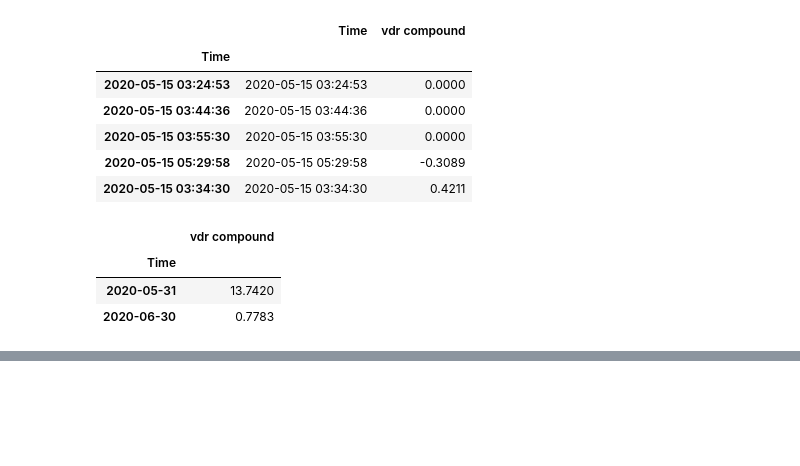
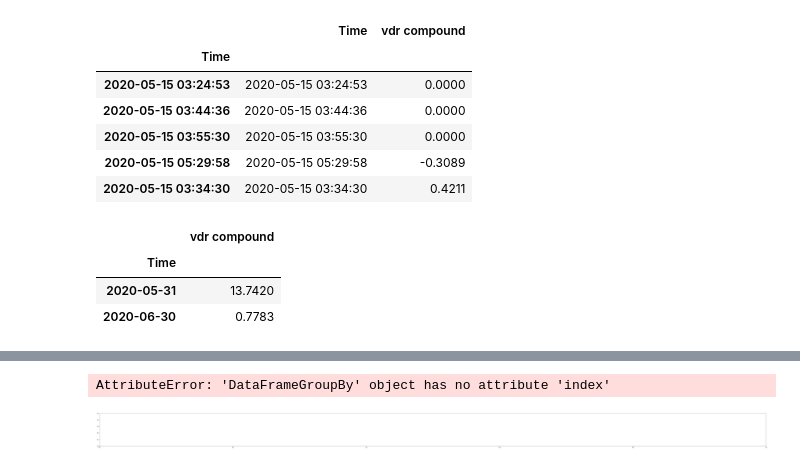
Before and after one commit to Sakyawira/Sentiment-Analysis, a Jupyter notebook: 2. Data Cleaning and Exploration.ipynb, the cells around one changed output, grey strips where cells are left out. Saved outputs shown, nothing was run; the diff lists cells and outputs as text; code cells hidden in the pictures; blank space fills up the shorter version.

```diff
--- a/2. Data Cleaning and Exploration.ipynb
+++ b/2. Data Cleaning and Exploration.ipynb
@@ -349,3 +349,5 @@ g.sum()
 | Time |  |
 | 2020-05-31 | 13.7420 |
 | 2020-06-30 | 0.7783 |
+# %%
+over_time = overTime.set_index(pd.DatetimeIndex(overTime['Time']))
@@ -351,0 +364,2 @@ g.sum()
+# %%
+g = over_time.groupby(pd.Grouper(freq="M"))
@@ -351,0 +368,9 @@ g.sum()
+# %%
+fig, ax = plt.subplots(figsize=(100,5))
+sns.lineplot(x=g.index, y="vdr compound", data=g)
+plt.xticks(rotation=15)
+plt.title('seaborn-matplotlib example')
+plt.show()
+# %% [output]
+AttributeError: 'DataFrameGroupBy' object has no attribute 'index'
+[figure, added]
```
Also changed, not shown: parts of 2 cells of this notebook.
